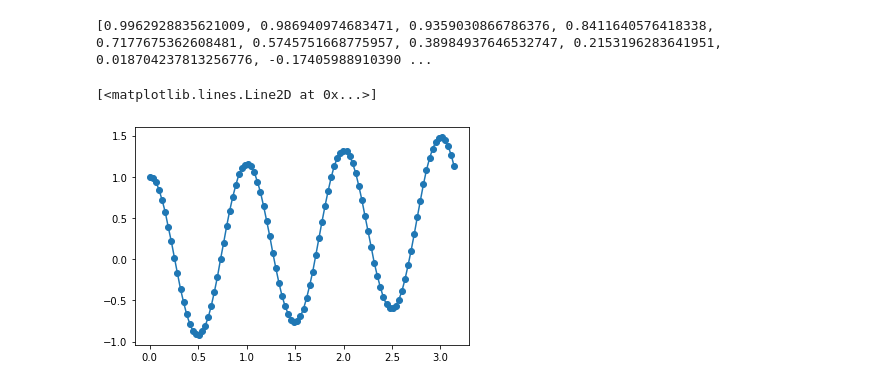
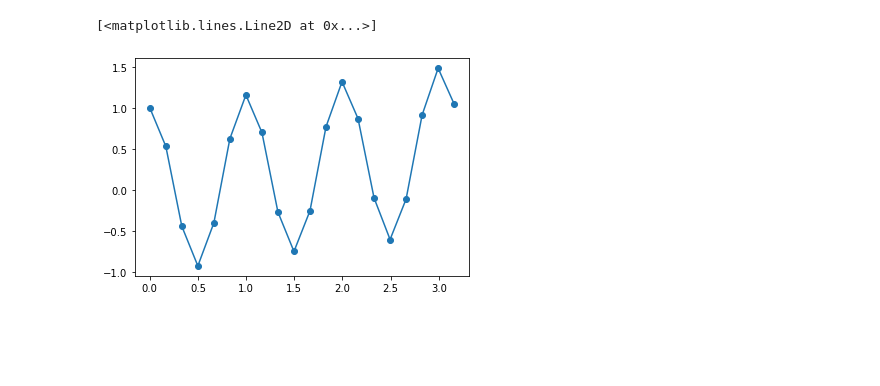
Before and after one commit to tauqeer112/linear_regression, a Jupyter notebook: part2.ipynb, the cells around one changed output. Drawn from its saved outputs; the diff is of its cells as text; code cells hidden in the pictures; blank space fills up the shorter version.

```diff
--- a/part2.ipynb
+++ b/part2.ipynb
@@ -8,25 +5,24 @@ import random
 # %%
+#Data Generator
 def f_x(n):
     y_all = []
     noises = np.random.normal(0,0.004,n)
     random.shuffle(noises)
-    deg = np.linspace(0,180,n)
+    deg = np.linspace(0,181,n)
     value_x = np.radians(deg)
     for x,noise in zip(value_x,noises):
         y = np.cos(2*(np.pi)*x) + x/(2*np.pi) + noise
         y_all.append(y)
     return value_x,y_all
-# %%
-x_all,y_all =  f_x(100)
-print(y_all)
-# %% [output]
-[0.9962928835621009, 0.986940974683471, 0.9359030866786376, 0.8411640576418338, 0.7177675362608481, 0.5745751668775957, 0.38984937646532747, 0.2153196283641951, 0.018704237813256776, -0.17405988910390 ...
 # %%
 import matplotlib.pyplot as plt
 %matplotlib inline
+# %%
+samples = 20
+x_values , y = f_x(samples)
 # %%
-plt.scatter(x_all, y_all)
-plt.plot(x_all, y_all)
+plt.scatter(x_values, y)
+plt.plot(x_values, y)
 # %% [output]
 [<matplotlib.lines.Line2D at 0x...>]
-[figure, old version]
+[figure, new version]
```
Also changed, not shown: parts of 14 cells of this notebook, 1 other file.
